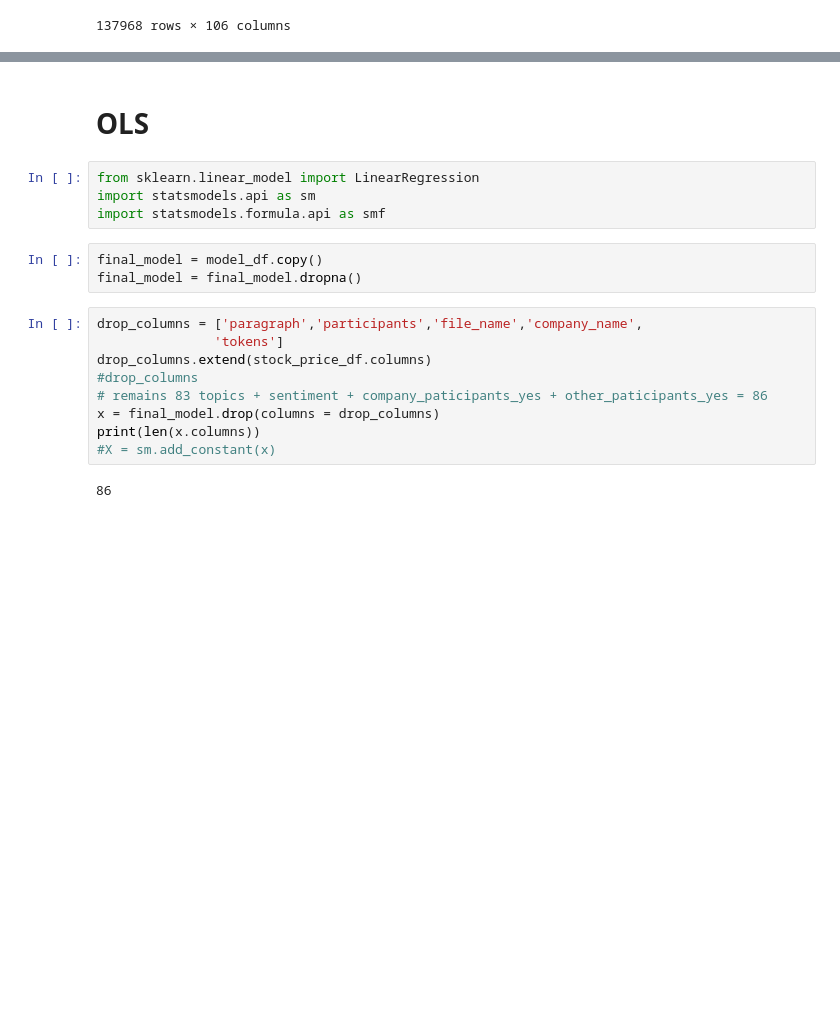
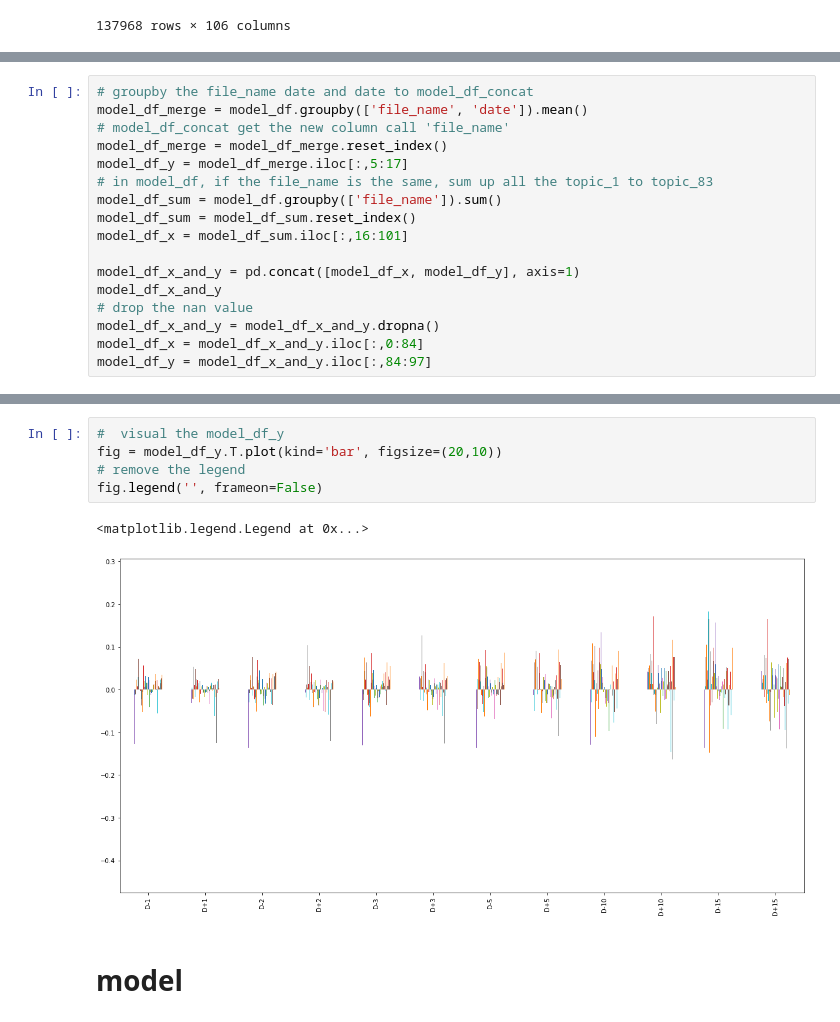
Before and after one commit to BoE-ARP-Bayes-MSc-BA/BoE_ARP_test01, a Jupyter notebook: BoE_Present_Model/model.ipynb, the cells around one changed output, grey strips where cells are left out. Drawn from its saved outputs; the diff is of its cells as text; blank space fills up the shorter version.

```diff
--- a/BoE_Present_Model/model.ipynb
+++ b/BoE_Present_Model/model.ipynb
@@ -1080,0 +1142,17 @@ model_df
+# %%
+# groupby the file_name	date and date to model_df_concat
+model_df_merge = model_df.groupby(['file_name', 'date']).mean()
+# model_df_concat get the new column call 'file_name'
+model_df_merge = model_df_merge.reset_index()
+model_df_y = model_df_merge.iloc[:,5:17]
+# in model_df, if the file_name is the same, sum up all the topic_1 to topic_83
+model_df_sum = model_df.groupby(['file_name']).sum()
+model_df_sum = model_df_sum.reset_index()
+model_df_x = model_df_sum.iloc[:,16:101]
+
+model_df_x_and_y = pd.concat([model_df_x, model_df_y], axis=1)
+model_df_x_and_y
+# drop the nan value
+model_df_x_and_y = model_df_x_and_y.dropna()
+model_df_x = model_df_x_and_y.iloc[:,0:84]
+model_df_y = model_df_x_and_y.iloc[:,84:97]
@@ -1081,20 +1191,10 @@ model_df
+# %%
+#  visual the model_df_y
+fig = model_df_y.T.plot(kind='bar', figsize=(20,10))
+# remove the legend
+fig.legend('', frameon=False)
+# %% [output]
+<matplotlib.legend.Legend at 0x...>
+[figure, added]
 # %% [markdown]
-# OLS
+# model
-# %%
-from sklearn.linear_model import LinearRegression
-import statsmodels.api as sm
-import statsmodels.formula.api as smf
-# %%
-final_model = model_df.copy()
-final_model = final_model.dropna()
-# %%
-drop_columns = ['paragraph','participants','file_name','company_name',
-               'tokens']
-drop_columns.extend(stock_price_df.columns)
-#drop_columns
-# remains 83 topics + sentiment + company_paticipants_yes + other_paticipants_yes = 86
-x = final_model.drop(columns = drop_columns)
-print(len(x.columns))
-#X = sm.add_constant(x)
-# %% [output]
-86
```
Also changed, not shown: parts of 28 cells of this notebook.
